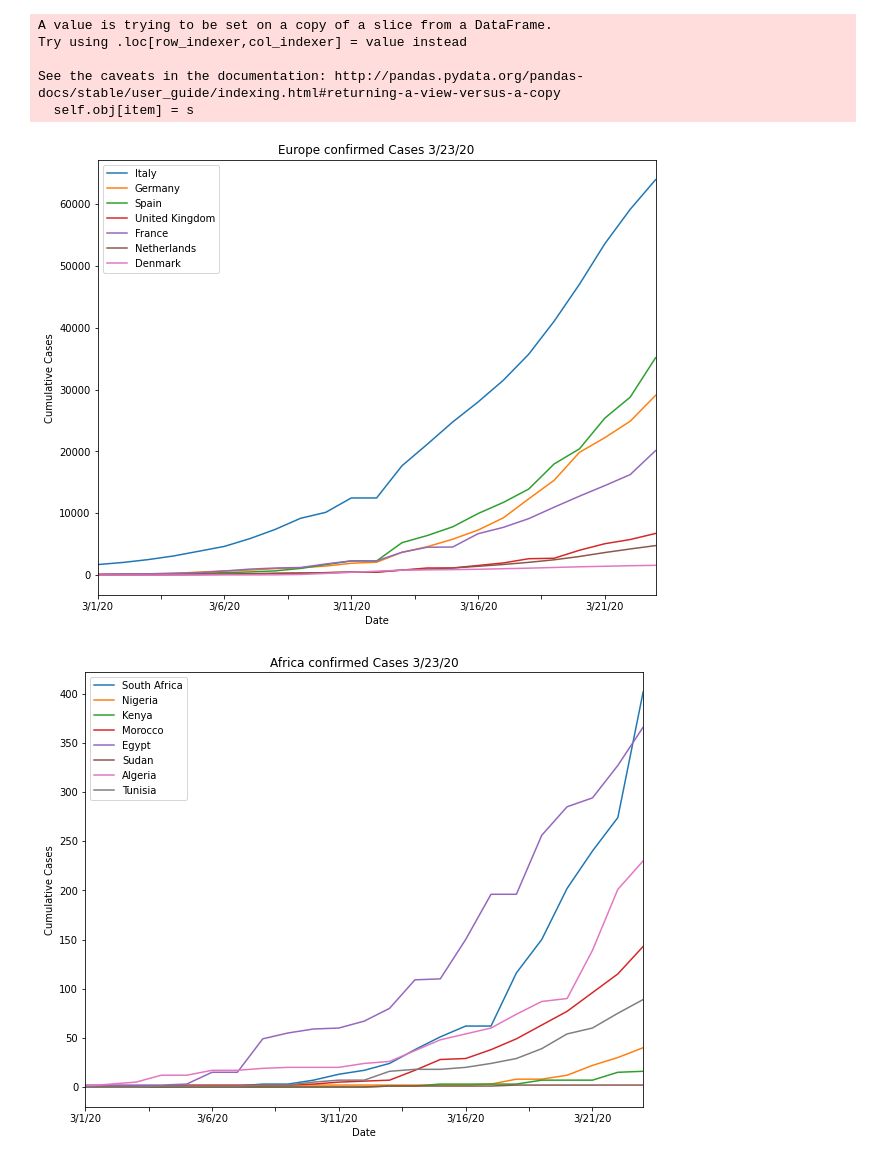
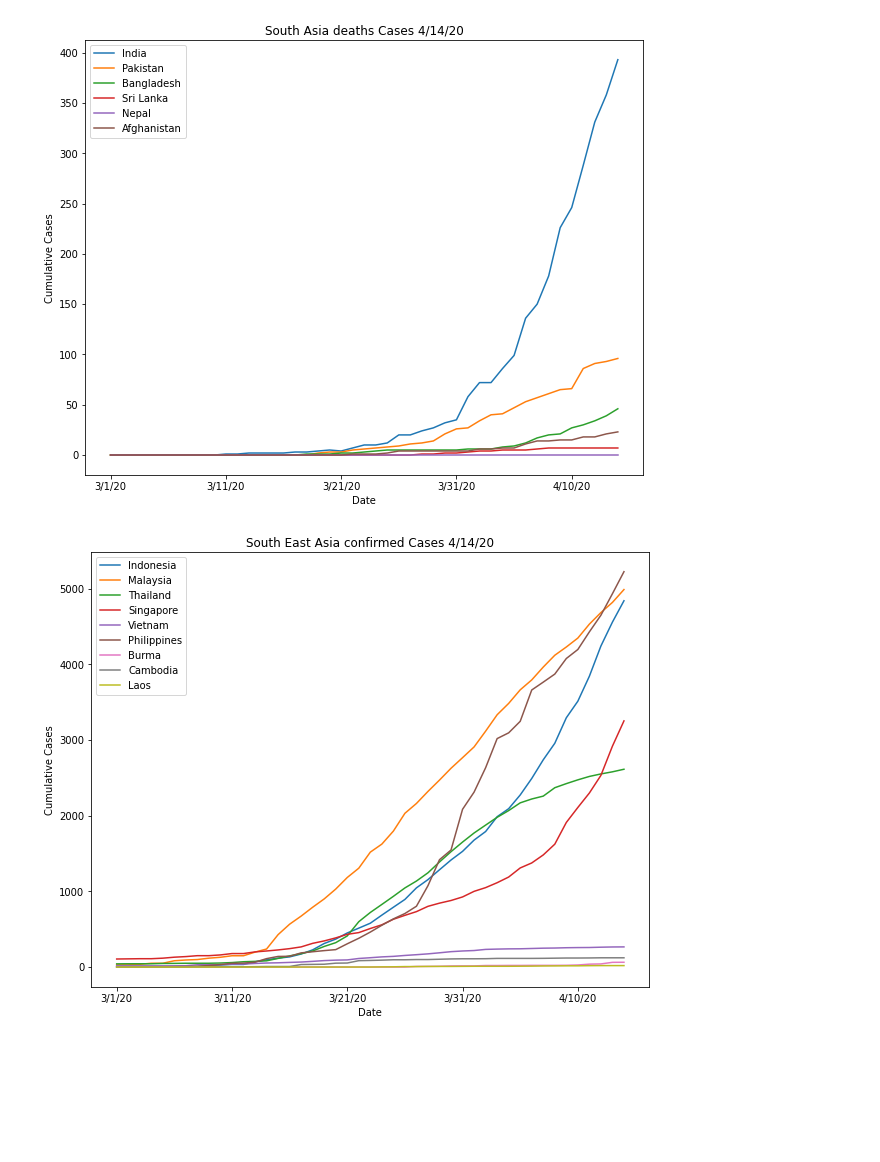
Before and after one commit to dimeking/playground, a Jupyter notebook: Covid_Playground.ipynb, the cells around one changed output. Cells and saved outputs as stored; diff of their text form; code cells hidden in the pictures; blank space fills up the shorter version.

```diff
--- a/Covid_Playground.ipynb
+++ b/Covid_Playground.ipynb
@@ -34,7 +34,8 @@ def get_region(dataframe, region, split_region):
 
   # print(region_rows)
   if region_rows.shape[0] > 1 and not split_region:
-    region_rows.iloc[-1,0] = 'Mainland'
+    if region_rows.iloc[-1,0]==None:
+      region_rows.iloc[-1,0] = 'Mainland'
     region_rows = region_rows.cumsum(axis=0, skipna=True)
     region_rows = region_rows.iloc[-1:,:] #last row has sum values
     region_rows.iloc[0][0] = None
@@ -66,17 +67,21 @@ def get_region_chunks(dataframe, region_name, chunk_size, max_chunks):
   elif region_name == 'China Provinces':
     region_rows = get_region(dataframe, 'China', True)
   elif region_name == 'World':
-    countries = ['Italy', 'Korea, South', 'Iran', 'Spain', 'Germany', 'US', 'Japan', 'United Kingdom', 'France'] # No China
-  elif region_name == 'Europe':
-    countries = ['Italy', 'Germany', 'Spain', 'United Kingdom', 'France', 'Netherlands', 'Denmark'] # No France
+    countries = ['Italy', 'Korea, South', 'Iran', 'Spain', 'Germany', 'US', 'Japan', 'United Kingdom', 'France', 'China']
+  elif region_name == 'West Europe':
+    countries = ['Italy', 'Germany', 'Spain', 'United Kingdom', 'France', 'Netherlands', 'Switzerland', 'Portugal', 'Greece', 'Croatia']
+  elif region_name == 'East Europe':
+    countries = ['Hungary', 'Bulgaria', 'Romania', 'Ukraine', 'Belarus', 'Estonia', 'Latvia', 'Lithuania', 'Serbia'] # No China
   elif region_name == 'North Asia':
     countries = ['Korea, South', 'Japan', 'Russia', 'Taiwan*', 'Mongolia'] # No China
+  elif region_name == 'Central Asia':
+    countries = ['Kazakisthan', 'Georgia', 'Uzbektistan', 'Turkmenistan', 'Azerbhaijan', 'Armenia', 'Tajikistan', 'Kyrgyzstan'] # No China
   elif region_name == 'Middle East':
-    countries = ['Israel', 'Saudi Arabia', 'Iraq', 'Lebanon', 'Syria', 'Kuwait', 'Yemen', 'Oman'] # No Iran
+    countries = ['Israel', 'Saudi Arabia', 'Iraq', 'Lebanon', 'Syria', 'Kuwait', 'Yemen', 'Oman', 'Iran', 'Turkey']
   elif region_name == 'South Asia':
     countries = ['India', 'Pakistan', 'Bangladesh', 'Sri Lanka', 'Nepal', 'Afghanistan']
   elif region_name == 'South East Asia':
-    countries = ['Indonesia', 'Malaysia', 'Singapore', 'Vietnam', 'Philippines']
+    countries = ['Indonesia', 'Malaysia', 'Thailand', 'Singapore', 'Vietnam', 'Philippines', 'Burma', 'Cambodia', 'Laos']
   elif region_name == 'North America':
     countries = ['US', 'Canada', 'Mexico']
   elif region_name == 'Central America':
@@ -122,12 +127,12 @@ def plot_regions(regions_list, case_types, regions_per_plot, max_plots, split_re
 # US States:: Map 10
 regions_list = ['Canada Provinces', 'Australia Provinces', 'China Provinces']
 # regions_list = ['US States']
-subcontinent_list = ['World', 'Europe', 'Africa', 'North Asia', 'Middle East', 'South Asia', 'South East Asia', 'Central America', 'South America']
+subcontinent_list = ['South Asia', 'South East Asia', 'North Asia', 'Middle East', 'Central America', 'South America', 'Africa']
 # subcontinent_list = ['World']
-# countries_list = ['France']
+countries_list = ['Israel', 'India']
 
-# case_types = ['confirmed', 'deaths']
-case_types = ['confirmed']
+case_types = ['confirmed', 'deaths']
+# case_types = ['deaths']
 
 # plot_regions(regions_list, case_types, regions_per_plot=10, max_plots=1, split_region=True)
 plot_regions(subcontinent_list, case_types, regions_per_plot=10, max_plots=1, split_region=False)
@@ -142,7 +142,2 @@ See the caveats in the documentation: http://pandas.pydata.org/pandas-docs/stabl
-A value is trying to be set on a copy of a slice from a DataFrame.
-Try using .loc[row_indexer,col_indexer] = value instead
-
-See the caveats in the documentation: http://pandas.pydata.org/pandas-docs/stable/user_guide/indexing.html#returning-a-view-versus-a-copy
-  self.obj[item] = s
-[figure, old version]
+[figure, new version]
-[figure, old version]
+[figure, new version]
```
Also changed, not shown: parts of 2 cells of this notebook.
